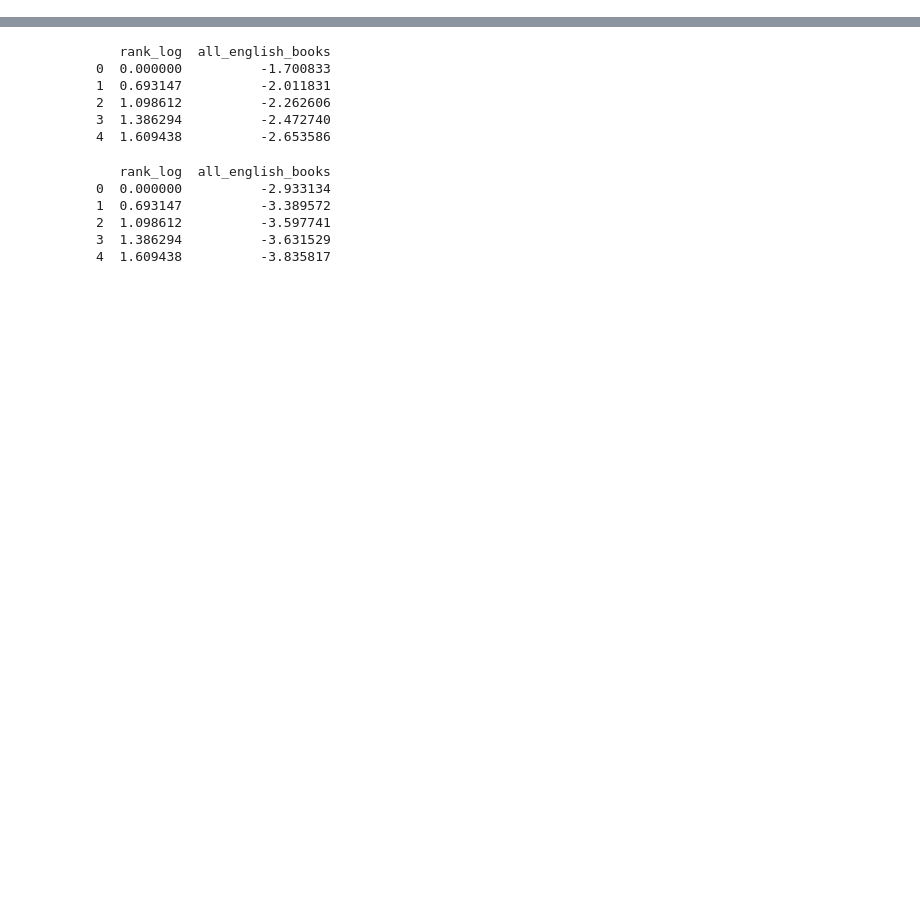
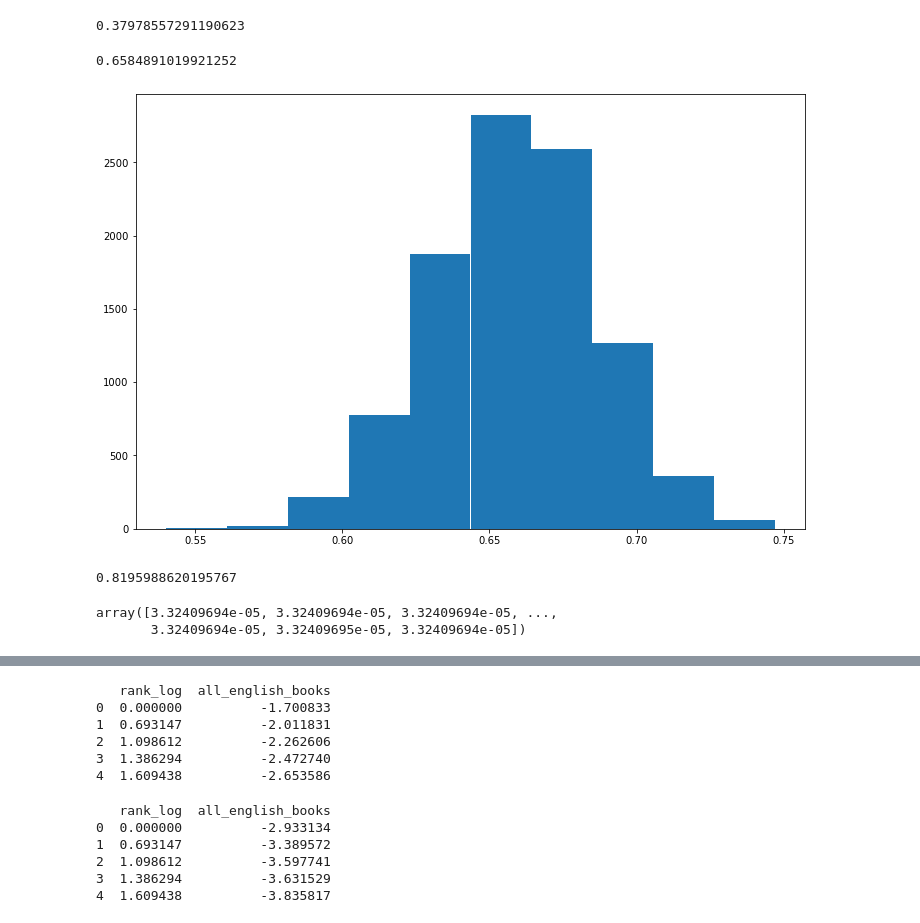
Before and after one commit to ccmerry/voynich_manuscript_text_analysis, a Jupyter notebook: book_analysis.ipynb, the cells around one changed output, grey strips where cells are left out. Cells and saved outputs as stored; diff of their text form; code cells hidden in the pictures; blank space fills up the shorter version.

Commit message:
added topic modeling using lda

```diff
--- a/book_analysis.ipynb
+++ b/book_analysis.ipynb
@@ -403,0 +640,5 @@ def spilt_corpus(split_df):
+# %%
+countvectorizer = CountVectorizer()
+page_vector = countvectorizer.fit_transform(page_list)
+# %%
+lda_fit = LatentDirichletAllocation(n_components=3).fit(page_vector)
@@ -403,0 +723,35 @@ def spilt_corpus(split_df):
+# %%
+lda_p_df = pd.DataFrame(lda_fit.transform(page_vector))
+# %%
+np.abs(lda_p_df.diff()).sum(axis=1).mean()
+# %% [output]
+0.37978557291190623
+# %%
+track_score = []
+for x in range(10000):
+    rand_df = lda_p_df.copy()
+
+    rand_index = rand_df.index.tolist()
+    np.random.shuffle(rand_index)
+
+    rand_df = rand_df.loc[rand_index]
+
+    track_score.append(np.abs(rand_df.diff()).sum(axis=1).mean())
+
+np.mean(track_score)
+# %% [output]
+0.6584891019921252
+# %%
+plt.hist(track_score)
+plt.show()
+# %% [output]
+[figure, added]
+# %%
+np.min(track_score)
+# %% [output]
+0.8195988620195767
+# %%
+lda_fit.components_[topic]/lda_fit.components_.sum(axis=1)[topic]
+# %% [output]
+array([3.32409694e-05, 3.32409694e-05, 3.32409694e-05, ...,
+       3.32409694e-05, 3.32409695e-05, 3.32409694e-05])
```
Also changed, not shown: parts of 63 cells of this notebook.
